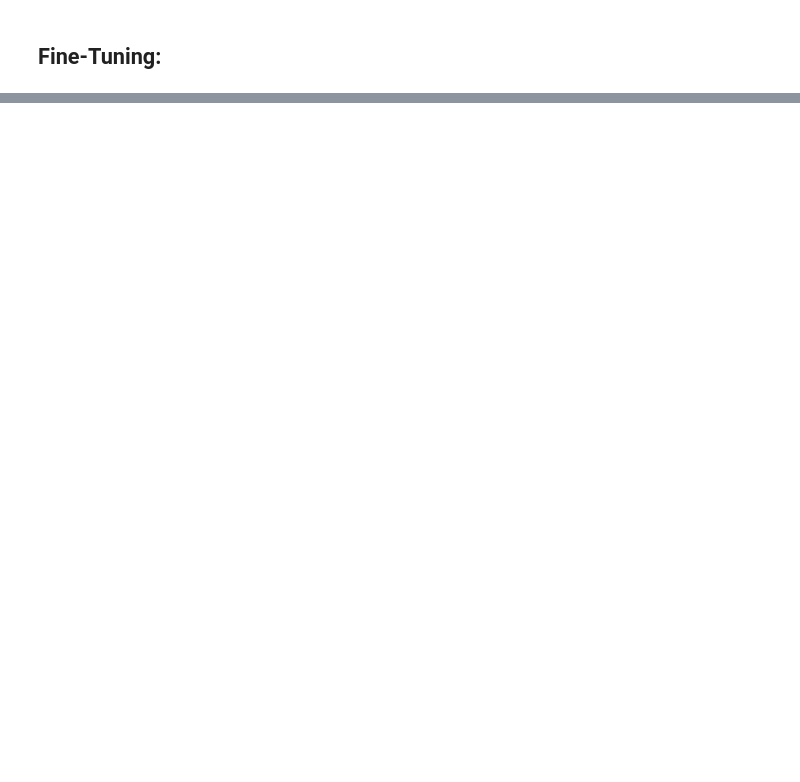
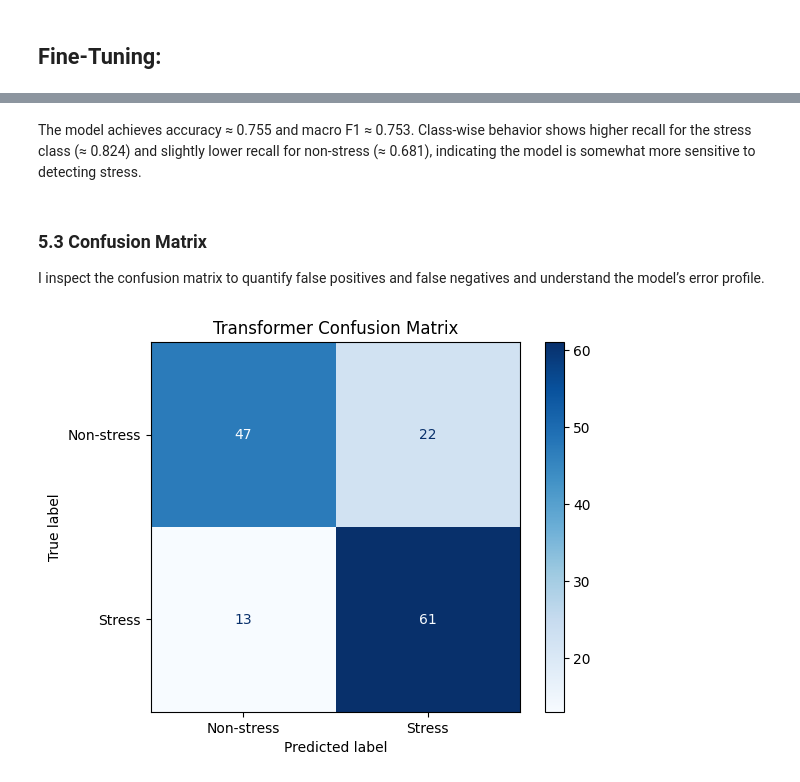
Before and after one commit to jacques2/dreaddit-stress-nlp, a Jupyter notebook: notebooks/03_train_transformer.ipynb, the cells around one changed output, grey strips where cells are left out. Drawn from its saved outputs; the diff is of its cells as text; code cells hidden in the pictures; blank space fills up the shorter version.

Commit message:
ended transformer

```diff
--- a/notebooks/03_train_transformer.ipynb
+++ b/notebooks/03_train_transformer.ipynb
@@ -113,7 +138,7 @@ def compute_metrics(eval_pred):
 model = AutoModelForSequenceClassification.from_pretrained(MODEL_NAME, num_labels=2)
 
 args = TrainingArguments(
-    output_dir="results/transformer_distilbert",
+    output_dir=".../results/transformer/distilbert",
     eval_strategy="epoch",
     save_strategy="epoch",
     load_best_model_at_end=True,
@@ -164,0 +206,12 @@ TrainOutput(global_step=96, training_loss=0.5310603181521097, metrics={'train_ru
+# %%
+pred = trainer.predict(test_tok)
+logits = pred.predictions
+y_true = np.array(y_test)
+
+# Convert logits to probabilities with softmax
+exp_logits = np.exp(logits - np.max(logits, axis=1, keepdims=True))
+proba = exp_logits / exp_logits.sum(axis=1, keepdims=True)
+y_proba = proba[:, 1]  # probability of stress class
+y_pred = np.argmax(logits, axis=-1)
+
+len(y_true), len(y_pred), len(y_proba)
@@ -164,0 +240,14 @@ TrainOutput(global_step=96, training_loss=0.5310603181521097, metrics={'train_ru
+# %% [markdown]
+The model achieves accuracy ≈ 0.755 and macro F1 ≈ 0.753. Class-wise behavior shows higher recall for the stress class (≈ 0.824) and slightly lower recall for non-stress (≈ 0.681), indicating the model is somewhat more sensitive to detecting stress.
+# %% [markdown]
+### 5.3 Confusion Matrix
+
+I inspect the confusion matrix to quantify false positives and false negatives and understand the model’s error profile.
+# %%
+cm = confusion_matrix(y_true, y_pred)
+disp = ConfusionMatrixDisplay(confusion_matrix=cm, display_labels=["Non-stress", "Stress"])
+disp.plot(cmap="Blues")
+plt.title("Transformer Confusion Matrix")
+plt.show()
+# %% [output]
+[figure, added]
```
Also changed, not shown: parts of 25 cells of this notebook, 13 other files.
